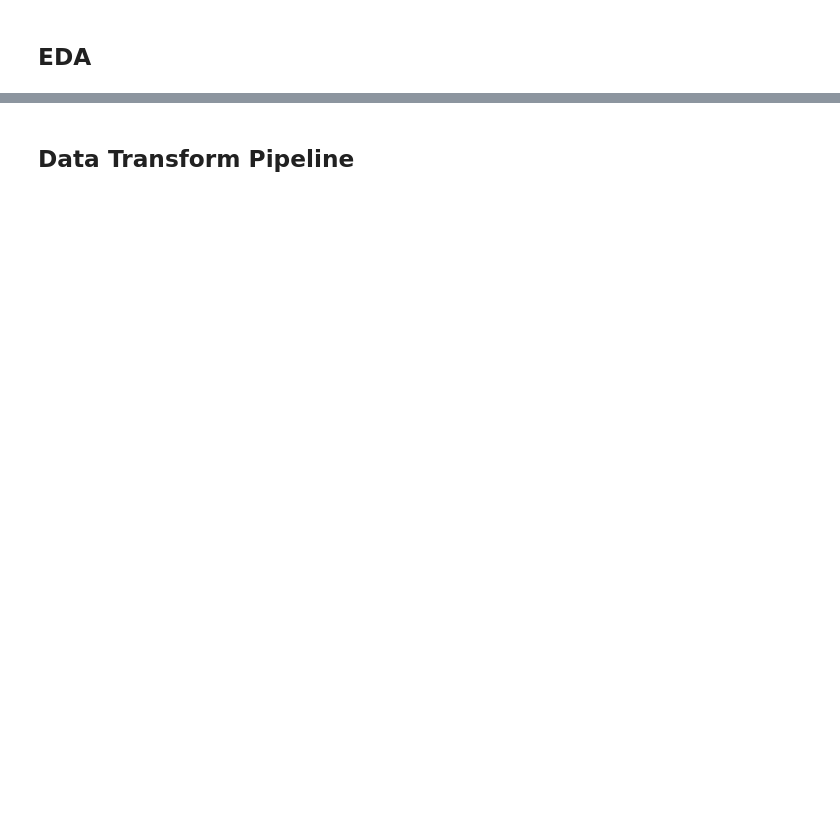
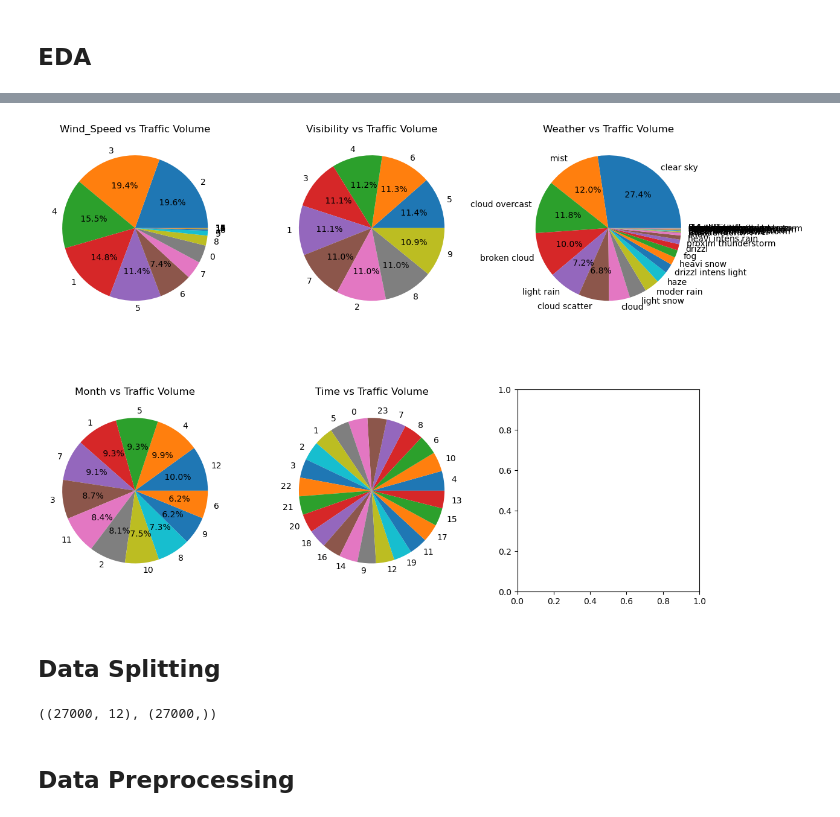
Before and after one commit to madhavpani/Indian_Metro_Traffic_Predictor, a Jupyter notebook: Traffic Predictor.ipynb, the cells around one changed output, grey strips where cells are left out. Saved outputs shown, nothing was run; the diff lists cells and outputs as text; code cells hidden in the pictures; blank space fills up the shorter version.

```diff
--- a/Traffic Predictor.ipynb
+++ b/Traffic Predictor.ipynb
@@ -178,0 +113,2 @@ metro.describe()
+# %%
+traffic_df.drop(columns=['is_holiday', 'dew_point'], inplace=True)
@@ -209,2 +250,23 @@ plt.show()
+# %%
+traffic_df[['Wind_Speed', 'Visibility', 'Weather', 'Month', 'Time']]=traffic_df[['Wind_Speed', 'Visibility', 'Weather', 'Month', 'Time']].astype(str)
+# %%
+plt.subplots(2, 3, figsize = (14, 10))
+plt.subplots_adjust(wspace=0.3, hspace=0.3)
+
+def percentage(x):
+    if x >= 5:
+        return f'{x: .1f}%'
+
+k = 1
+for i in ['Wind_Speed', 'Visibility', 'Weather', 'Month', 'Time']:
+    plt.subplot(2,3,k)
+    data = dict(traffic_df[i].value_counts())
+    plt.pie(x = data.values(), labels = data.keys(), autopct = percentage)
+    plt.title(f'{i} vs Traffic Volume')
+    k += 1
+
+plt.show()
+# %% [output]
+[figure, added]
 # %% [markdown]
-## Data Transform Pipeline
+## Data Splitting
@@ -226,0 +273,9 @@ trf2 = ColumnTransformer(transformers=[('scaler1', StandardScaler(), ['air_pollu
+# %%
+from sklearn.model_selection import train_test_split
+
+X_train, X_test, y_train, y_test = train_test_split(traffic_df.drop(columns='Traffic_Vol'), traffic_df['Traffic_Vol'], test_size=0.2, random_state=42)
+X_train.shape, y_train.shape
+# %% [output]
+((27000, 12), (27000,))
+# %% [markdown]
+## Data Preprocessing
```
Also changed, not shown: parts of 75 cells of this notebook.
